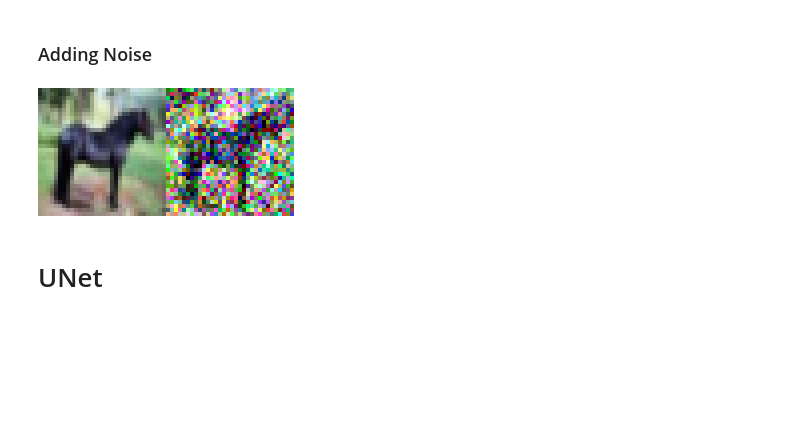
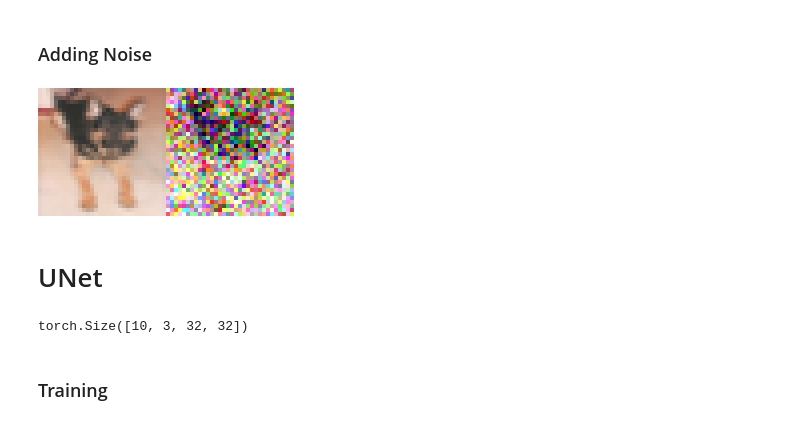
Before and after one commit to adhamghazali/drawnet, a Jupyter notebook: diffusion_models.ipynb, the cells around one changed output. Drawn from its saved outputs; the diff is of its cells as text; code cells hidden in the pictures; blank space fills up the shorter version.

Commit message:
adding unit/training diffusion model

```diff
--- a/diffusion_models.ipynb
+++ b/diffusion_models.ipynb
@@ -76,22 +76,22 @@ def add_noise_multi_step_fast(x0, t):
     return mean + (var ** 0.5) * eps
 # %%
 # Show im at different stages
-im = cifar10['train'][4]['img']
+im = cifar10['train'][10]['img']
 image = Image.new('RGB', size=(32*2, 32))
 
 image.paste(im, ((0, 0)))
 
 #add noise
 #im2=add_noise_multi_step(im,50)
 im2=add_noise_multi_step_fast(im,40)
 
 im2=tensor_to_image(im2)
 
 image.paste(im2, ((32, 0)))
 
 
 image.resize((32*4*2, 32*4), Image.NEAREST)
 # %% [output]
-[figure, old version]
+[figure, new version]
 # %% [markdown]
 # UNet
@@ -97,0 +100,12 @@ image.resize((32*4*2, 32*4), Image.NEAREST)
+# %%
+x = torch.randn(10, 3, 32, 32)
+t = torch.tensor([50.], dtype=torch.long)
+
+model = unet.UNet()
+
+model_output = model(x, t)
+model_output.shape
+# %% [output]
+torch.Size([10, 3, 32, 32])
+# %% [markdown]
+### Training
```
Also changed, not shown: parts of 3 cells of this notebook, 1 other file.
